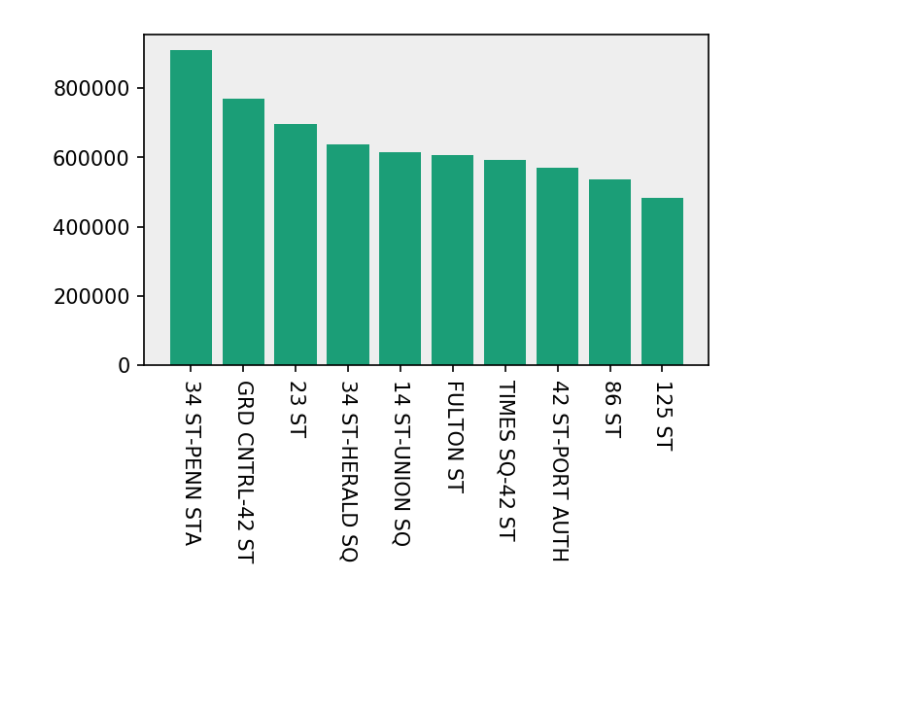
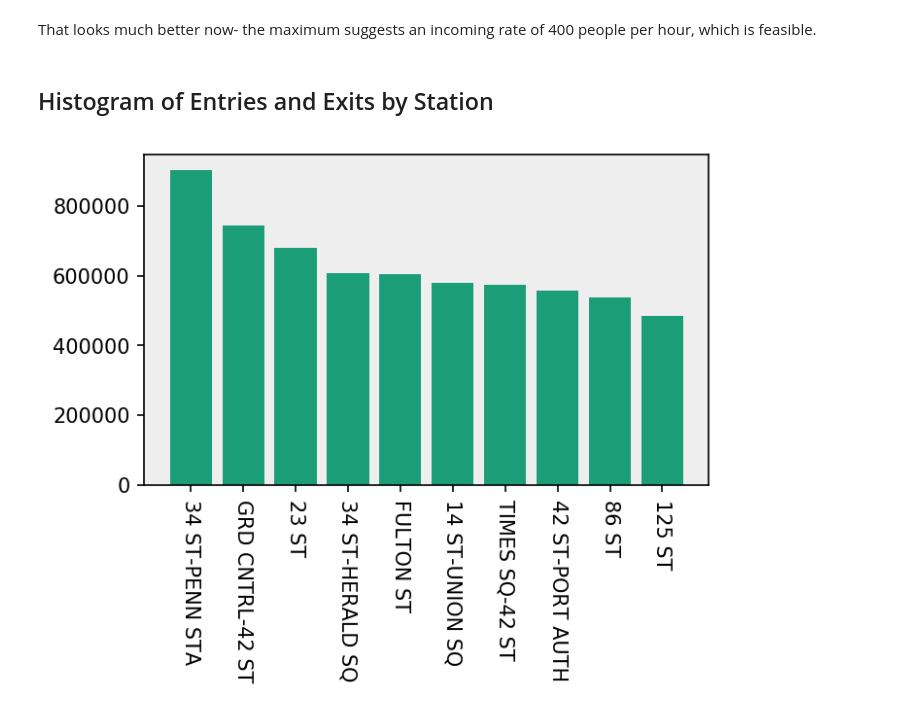
Before and after one commit to DimitriTheoharatos/ProjectBenson, a Jupyter notebook: MTA_EDA_Dimitri.ipynb, the cells around one changed output. Cells and saved outputs as stored; diff of their text form; code cells hidden in the pictures; blank space fills up the shorter version.

```diff
--- a/MTA_EDA_Dimitri.ipynb
+++ b/MTA_EDA_Dimitri.ipynb
@@ -82,3 +83,7 @@ df.net_entries[df.net_entries < 0] = 0
 # %%
-df.net_entries[df.net_entries > df.net_entries.quantile(.987)] = 0
+df.entries[df.entries < 0] = 0
+df.entries[df.entries > df.entries.quantile(0.987)] = 0
+# %%
+df.exits[df.exits < 0] = 0
+df.exits[df.exits > df.exits.quantile(0.987)] = 0
 # %%
@@ -96,5 +101 @@ Name: net_entries, dtype: float64
-# %%
-df.net_exits[df.net_exits < 0] = 0
-# %%
-df.net_exits[df.net_exits > df.net_exits.quantile(.987)] = 0
 # %%
@@ -112,2 +113,6 @@ Name: net_exits, dtype: float64
+# %% [markdown]
+That looks much better now- the maximum suggests an incoming rate of 400 people per hour, which is feasible.
+# %% [markdown]
+## Histogram of Entries and Exits by Station
 # %%
 grouped_by_station = df.groupby('station').sum()
@@ -119,8 +119,11 @@ plt.bar(range(len(colors)), rates, tick_label=colors)
 # %%
-plt.bar(range(len(sorted_station_net_entries.index[0:10])), \
-        sorted_station_net_entries.net_entries[0:10], \
-        tick_label = sorted_station_net_entries.index[0:10])
+sorted_station_entries = grouped_by_station.sort_values(['entries'],\
+                                                ascending = False)
+
+plt.bar(range(len(sorted_station_entries.index[0:10])), \
+        sorted_station_entries.entries[0:10], \
+        tick_label = sorted_station_entries.index[0:10])
 plt.xticks(rotation = 270)
 plt.show()
 # %% [output]
-[figure, old version]
+[figure, new version]
```
Also changed, not shown: parts of 20 cells of this notebook.
